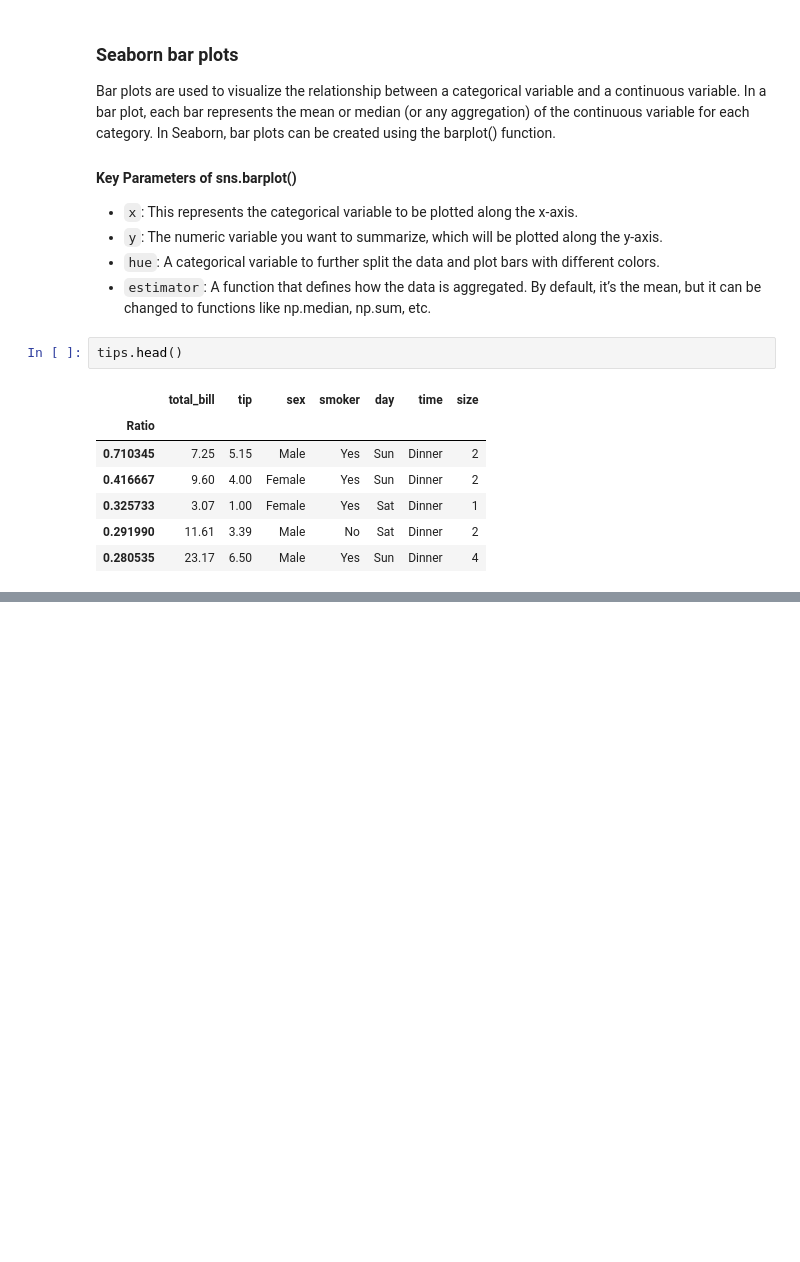
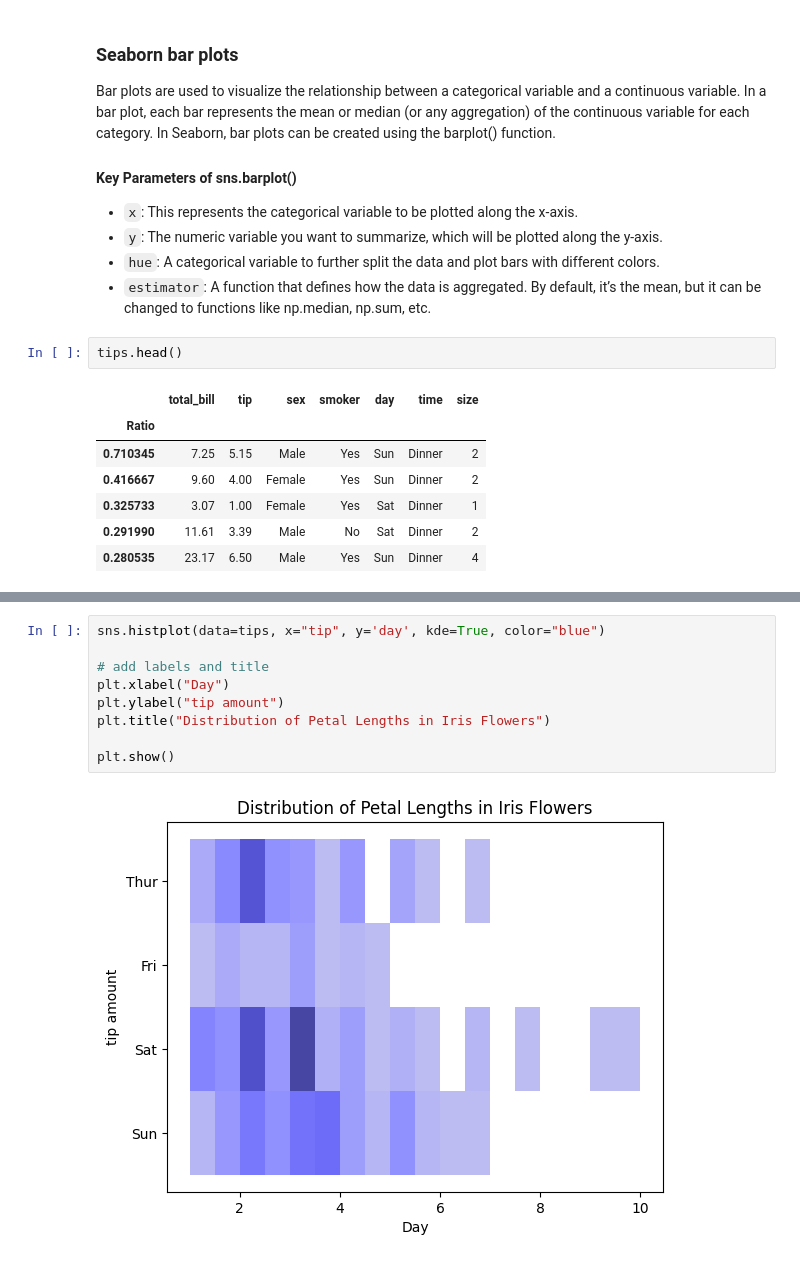
Before and after one commit to AmirHossienAfshar/Data-Analysis-Portfolio, a Jupyter notebook: seaborn/0-seaborn.ipynb, the cells around one changed output, grey strips where cells are left out. Cells and saved outputs as stored; diff of their text form; blank space fills up the shorter version.

```diff
--- a/seaborn/0-seaborn.ipynb
+++ b/seaborn/0-seaborn.ipynb
@@ -216,0 +238,11 @@ sns.barplot(x='day', y='tip', hue='sex', data=tips)
+# %%
+sns.histplot(data=tips, x="tip", y='day', kde=True, color="blue")
+
+# add labels and title
+plt.xlabel("Day")
+plt.ylabel("tip amount")
+plt.title("Distribution of Petal Lengths in Iris Flowers")
+
+plt.show()
+# %% [output]
+[figure, added]
```
Also changed, not shown: parts of 5 cells of this notebook, 1 other file.
